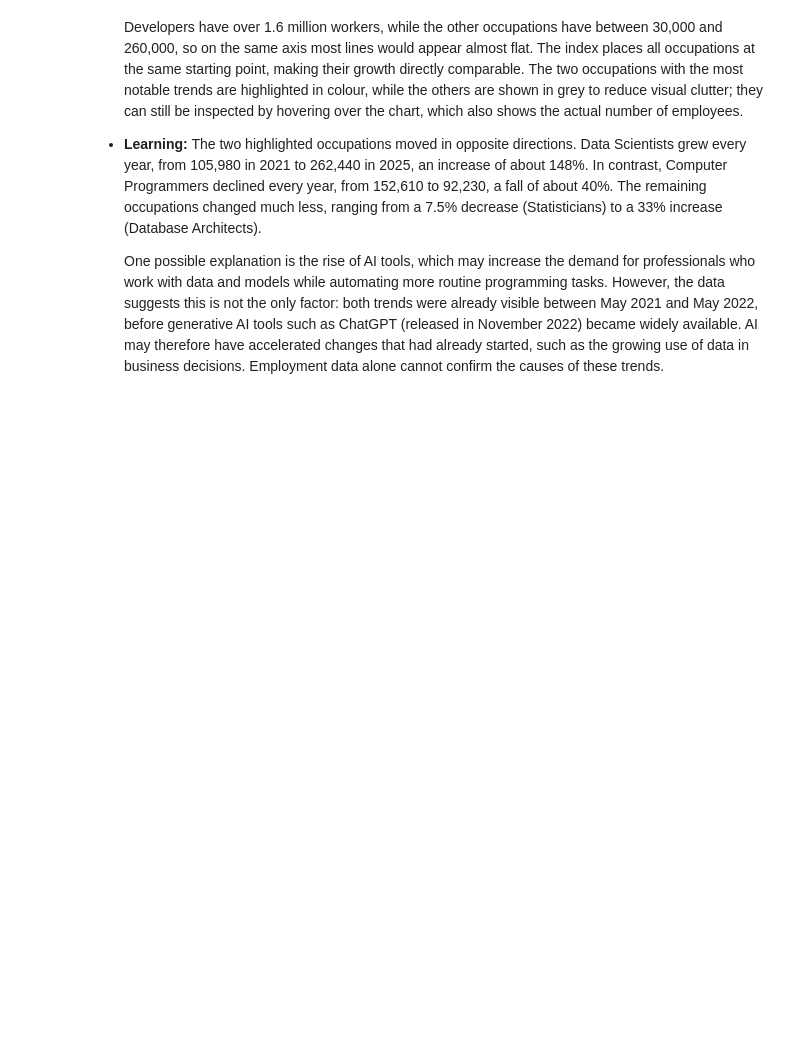
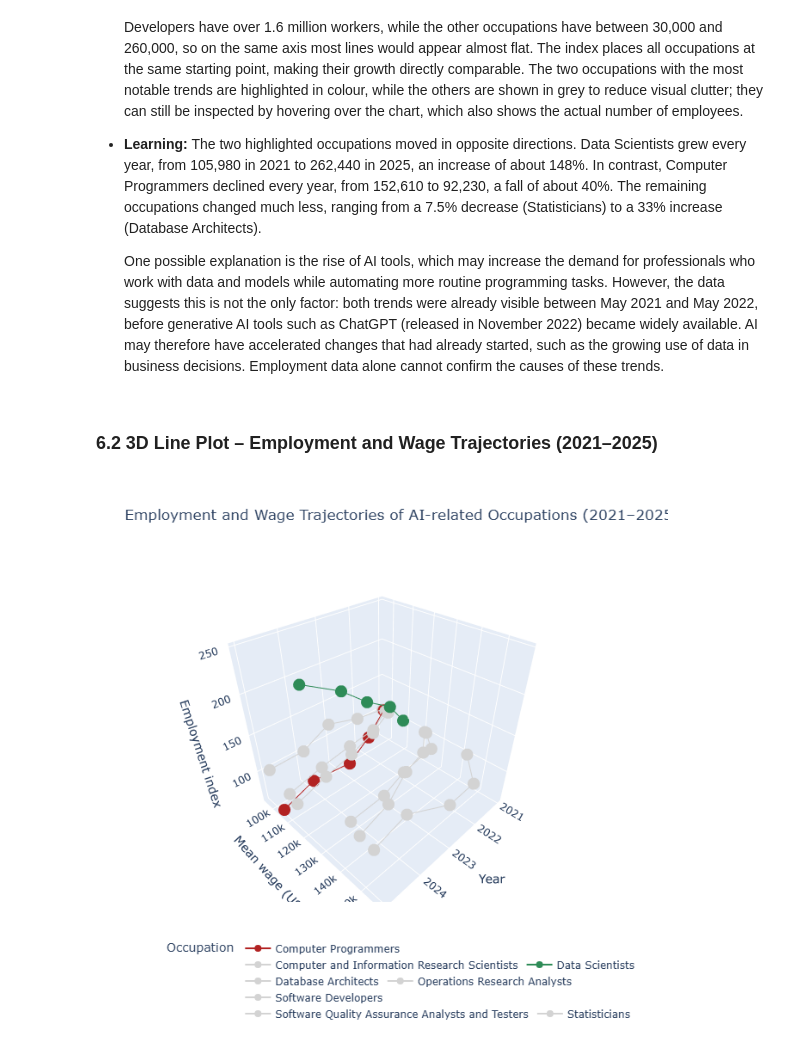
Before and after one commit to 2023357/data-vis-ca1, a Jupyter notebook: CA1_Data_Visualisation.ipynb, the cells around one changed output. Cells and saved outputs as stored; diff of their text form; code cells hidden in the pictures; blank space fills up the shorter version.

Commit message:
Add 3D line plot of employment and wage trajectories

```diff
--- a/CA1_Data_Visualisation.ipynb
+++ b/CA1_Data_Visualisation.ipynb
@@ -647,3 +647,31 @@ fig_trend.show()
 - **Learning:** The two highlighted occupations moved in opposite directions. Data Scientists grew every year, from 105,980 in 2021 to 262,440 in 2025, an increase of about 148%. In contrast, Computer Programmers declined every year, from 152,610 to 92,230, a fall of about 40%. The remaining occupations changed much less, ranging from a 7.5% decrease (Statisticians) to a 33% increase (Database Architects).
 
   One possible explanation is the rise of AI tools, which may increase the demand for professionals who work with data and models while automating more routine programming tasks. However, the data suggests this is not the only factor: both trends were already visible between May 2021 and May 2022, before generative AI tools such as ChatGPT (released in November 2022) became widely available. AI may therefore have accelerated changes that had already started, such as the growing use of data in business decisions. Employment data alone cannot confirm the causes of these trends.
+# %% [markdown]
+### 6.2 3D Line Plot – Employment and Wage Trajectories (2021–2025)
+# %%
+# 3D trajectory: year, mean wage and employment index for each occupation
+fig_3d = px.line_3d(trend_df, x='YEAR', y='A_MEAN', z='EMP_INDEX', color='OCC_TITLE',
+                    markers=True,
+                    hover_data=['TOT_EMP'],
+                    color_discrete_map={'Data Scientists': 'seagreen',
+                                        'Computer Programmers': 'firebrick'},
+                    title='Employment and Wage Trajectories of AI-related Occupations (2021–2025)',
+                    labels={'YEAR': 'Year', 'A_MEAN': 'Mean wage (USD)',
+                            'EMP_INDEX': 'Employment index', 'OCC_TITLE': 'Occupation',
+                            'TOT_EMP': 'Employees'})
+
+# Same highlighting as the 2D chart: other occupations in grey
+for trace in fig_3d.data:
+    if trace.name not in ['Data Scientists', 'Computer Programmers']:
+        trace.line.color = 'lightgray'
+        trace.marker.color = 'lightgray'
+
+# Starting camera angle (as in the class notebook) and chart size
+fig_3d.update_layout(height=650,
+                     scene=dict(xaxis=dict(tickvals=[2021, 2022, 2023, 2024, 2025],
+                      ticktext=['2021', '2022', '2023', '2024', '2025'])),
+                     legend=dict(orientation='h', y=-0.1))
+fig_3d.show()
+# %% [output]
+[figure, added]
```
Also changed, not shown: parts of 1 cell of this notebook.
